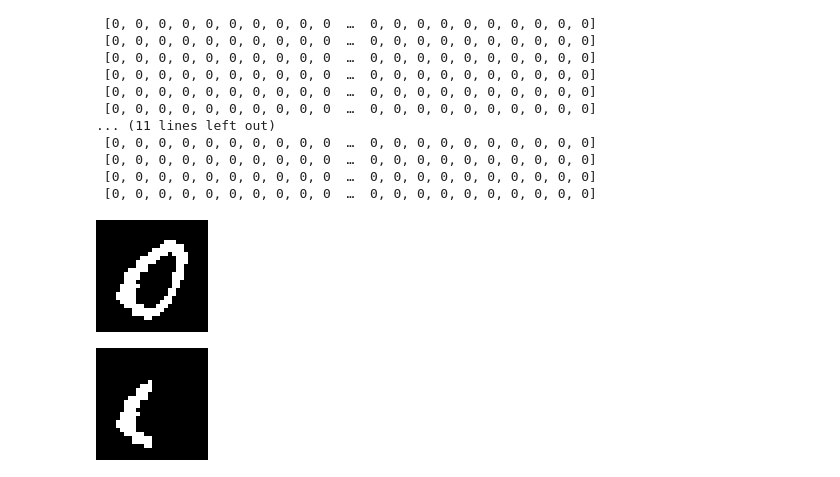
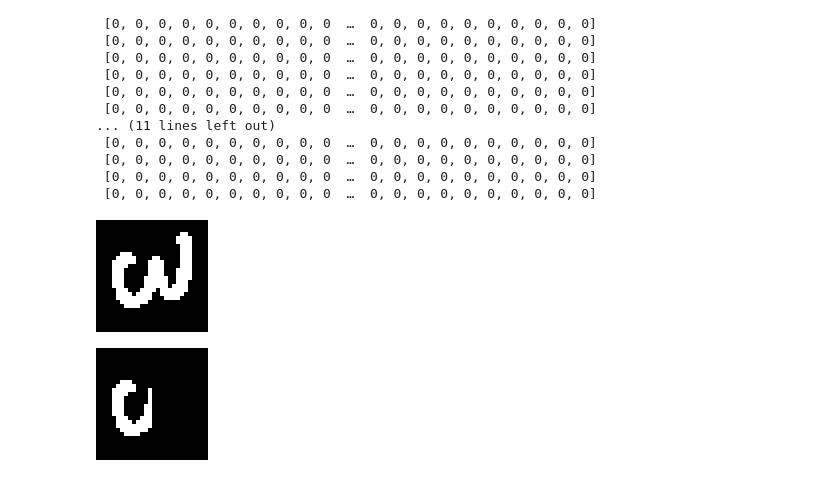
Before and after one commit to NITeQ/QARBoM.jl, a Jupyter notebook: example/MNIST.ipynb, the cells around one changed output. Cells and saved outputs as stored; diff of their text form; code cells hidden in the pictures.

```diff
--- a/example/MNIST.ipynb
+++ b/example/MNIST.ipynb
@@ -132,17 +114,17 @@ x_bin_test = [
  [0, 0, 0, 0, 0, 0, 0, 0, 0, 0  …  0, 0, 0, 0, 0, 0, 0, 0, 0, 0]
  [0, 0, 0, 0, 0, 0, 0, 0, 0, 0  …  0, 0, 0, 0, 0, 0, 0, 0, 0, 0]
 # %%
-original_vec = x_bin_test[9000]
+original_vec = x_bin_test[9410]
 original_img = 1.0 .* reshape(original_vec, (28,28))
 colorview(Gray, original_img)
 # %% [output]
-[figure, old version]
+[figure, new version]
 # %%
 corrupted_vec = vcat(original_vec[1:392], zeros(784-392))
 corrupted_img = 1.0 .* reshape(corrupted_vec, (28,28))
 colorview(Gray, corrupted_img)
 # %% [output]
-[figure, old version]
+[figure, new version]
 # %%
 sampled_h = QARBoM.sample_hidden(rbm, round.(Int,corrupted_vec))
 sampled_x= QARBoM.sample_visible(rbm, sampled_h)
```
Also changed, not shown: parts of 4 cells of this notebook, 1 other file.
